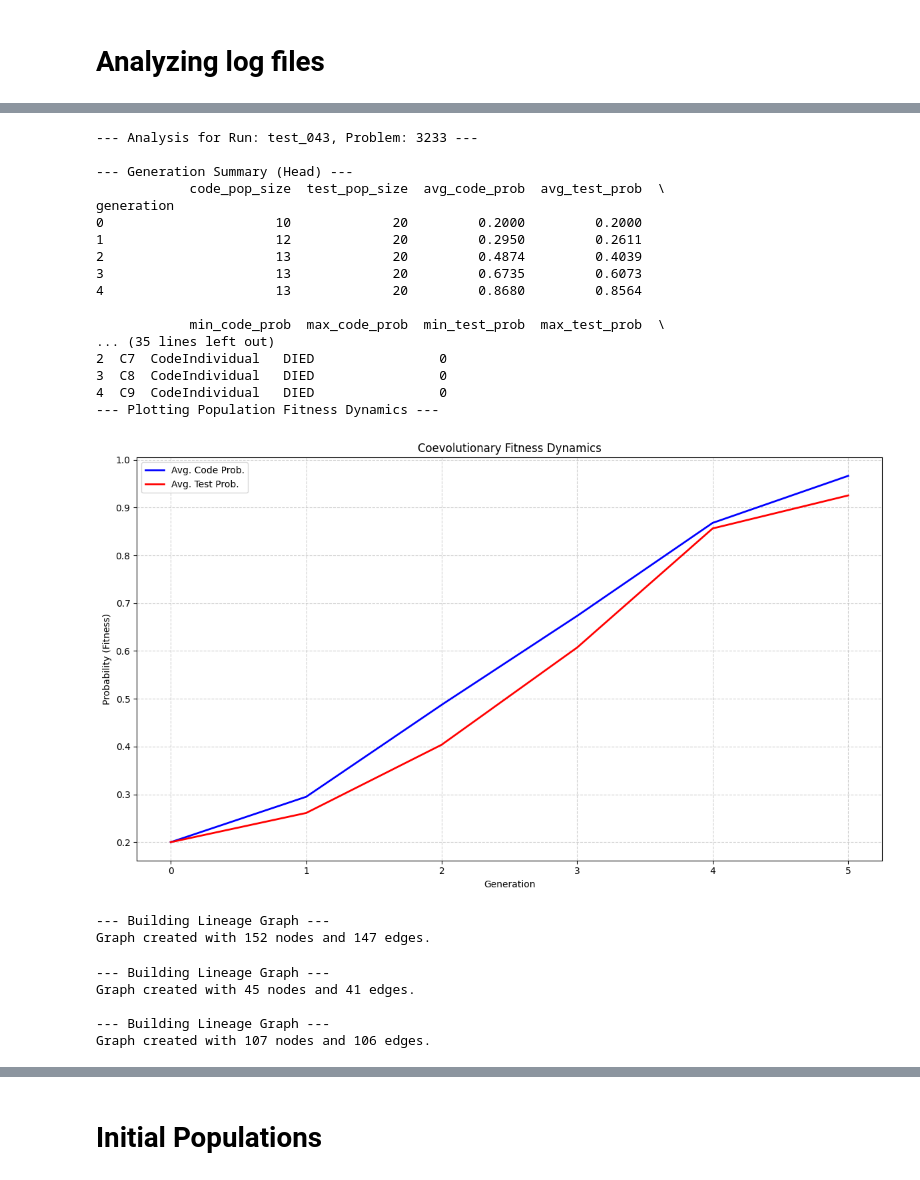
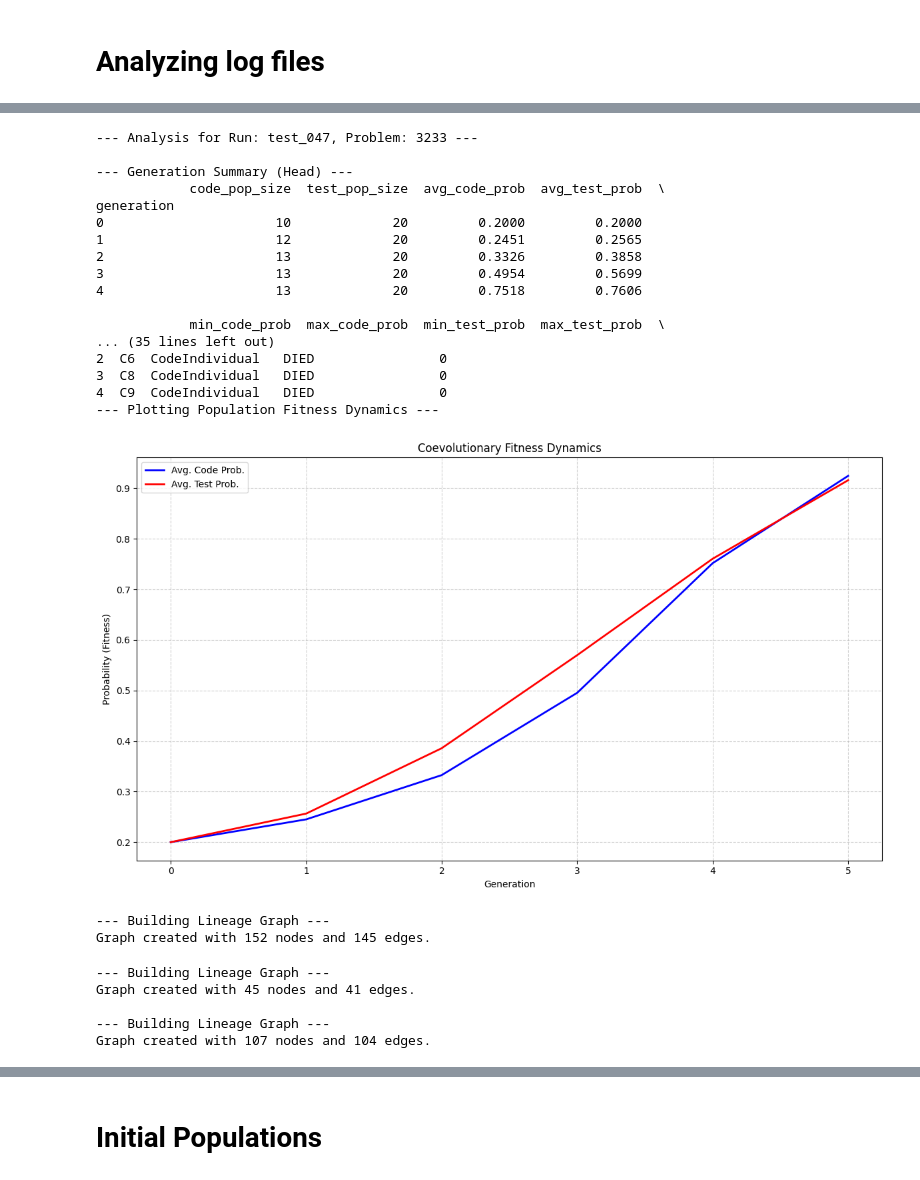
Before and after one commit to wso2-incubator/BACE, a Jupyter notebook: Experiments/notebooks/coevolution/gen_log_analyzer.ipynb, the cells around one changed output, grey strips where cells are left out. Saved outputs shown, nothing was run; the diff lists cells and outputs as text; code cells hidden in the pictures.

Commit message:
new run analysis

```diff
--- a/Experiments/notebooks/coevolution/gen_log_analyzer.ipynb
+++ b/Experiments/notebooks/coevolution/gen_log_analyzer.ipynb
@@ -1370,9 +1370,9 @@ def plot_code_probability_progression(code_progression_df: pd.DataFrame):
 import sys
 
 
-LOG_FILE = '../../../logs/coevolution_run_20251117.log'
+LOG_FILE = '../../../logs/coevolution_run_20251119.log'
 
-RUN_TO_ANALYZE = 'test_043'
+RUN_TO_ANALYZE = 'test_047'
 PROBLEM_TO_ANALYZE = '3233'
 
 logger.remove()
@@ -1448,23 +1448,23 @@ except Exception as e:
---- Analysis for Run: test_043, Problem: 3233 ---
+--- Analysis for Run: test_047, Problem: 3233 ---
 
 --- Generation Summary (Head) ---
             code_pop_size  test_pop_size  avg_code_prob  avg_test_prob  \
 generation
 0                      10             20         0.2000         0.2000
-1                      12             20         0.2950         0.2611
-2                      13             20         0.4874         0.4039
-3                      13             20         0.6735         0.6073
-4                      13             20         0.8680         0.8564
+1                      12             20         0.2451         0.2565
+2                      13             20         0.3326         0.3858
+3                      13             20         0.4954         0.5699
+4                      13             20         0.7518         0.7606
 
             min_code_prob  max_code_prob  min_test_prob  max_test_prob  \
 ... (35 lines left out)
-2  C7  CodeIndividual   DIED                0
+2  C6  CodeIndividual   DIED                0
 3  C8  CodeIndividual   DIED                0
 4  C9  CodeIndividual   DIED                0
 --- Plotting Population Fitness Dynamics ---
-[figure, old version]
+[figure, new version]
 --- Building Lineage Graph ---
-Graph created with 152 nodes and 147 edges.
+Graph created with 152 nodes and 145 edges.
 # %%
 code_ind_df = ind_df[ind_df['type'] == 'CodeIndividual']
 test_ind_df = ind_df[ind_df['type'] == 'TestIndividual']
@@ -1475,7 +1475,7 @@ test_G = build_lineage_graph(test_ind_df)
 Graph created with 45 nodes and 41 edges.
 
 --- Building Lineage Graph ---
-Graph created with 107 nodes and 106 edges.
+Graph created with 107 nodes and 104 edges.
 # %%
 visualize_lineage(code_G)
 visualize_lineage(test_G)
```
Also changed, not shown: parts of 7 cells of this notebook.
